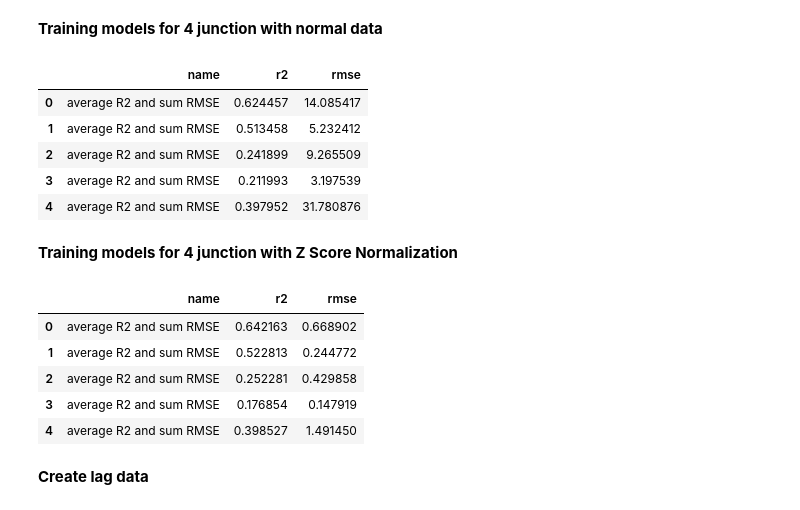
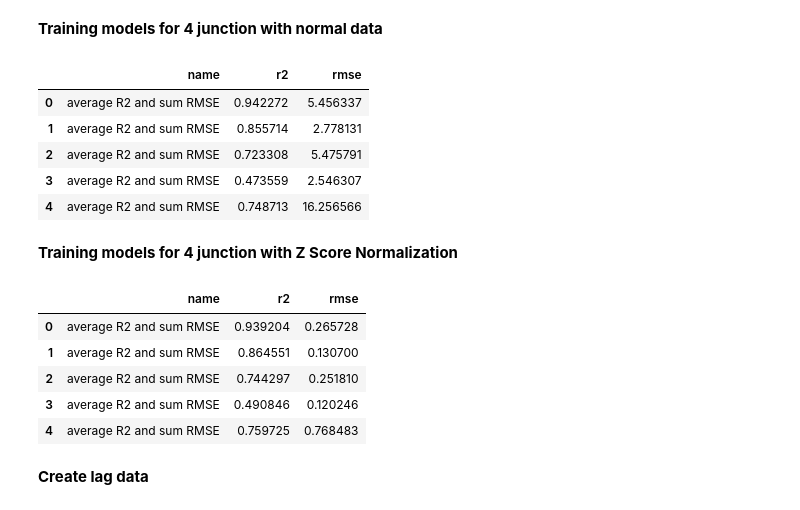
Before and after one commit to namnguyen215/traffic_project, a Jupyter notebook: Script/traffic-prediction-and-some-analysis.ipynb, the cells around one changed output. Drawn from its saved outputs; the diff is of its cells as text; code cells hidden in the pictures.

Commit message:
push model

```diff
--- a/Script/traffic-prediction-and-some-analysis.ipynb
+++ b/Script/traffic-prediction-and-some-analysis.ipynb
@@ -281,10 +124,0 @@ f.suptitle('Plots show amounts of Vehicles by Junction, each Junction by 1/4 day
-# %%
-f, ax = plt.subplots(figsize=(17, 5))
-foo = data[1][:400]
-foo.Vehicles.plot(lw=3)
-foo.Vehicles.rolling('D').mean().plot(lw=3)
-foo.Vehicles.rolling('D').std().plot(lw=3)
-plt.legend(['Junction 1', 'Rolling Mean A Day', 'Rolling Std A Day'])
-plt.grid(True, alpha=0.75, ls='-.')
-plt.title('Plot show amounts of Vehicles first 400 hours', fontsize=20)
-plt.show()
@@ -293,10 +124,0 @@ plt.show()
-# %%
-f, ax = plt.subplots(figsize=(17, 5))
-foo = data[2][:400]
-foo.Vehicles.plot(lw=3)
-foo.Vehicles.rolling('D').mean().plot(lw=3)
-foo.Vehicles.rolling('D').std().plot(lw=3)
-plt.legend(['Junction 2', 'Rolling Mean A Day', 'Rolling Std A Day'])
-plt.grid(True, alpha=0.75, ls='-.')
-plt.title('Plot show amounts of Vehicles first 400 hours', fontsize=20)
-plt.show()
@@ -305,10 +124,0 @@ plt.show()
-# %%
-f, ax = plt.subplots(figsize=(17, 5))
-foo = data[3][:400]
-foo.Vehicles.plot(lw=3)
-foo.Vehicles.rolling('D').mean().plot(lw=3)
-foo.Vehicles.rolling('D').std().plot(lw=3)
-plt.legend(['Junction 3', 'Rolling Mean A Day', 'Rolling Std A Day'])
-plt.grid(True, alpha=0.75, ls='-.')
-plt.title('Plot show amounts of Vehicles first 400 hours', fontsize=20)
-plt.show()
@@ -317,10 +124,0 @@ plt.show()
-# %%
-f, ax = plt.subplots(figsize=(17, 5))
-foo = data[4][:400]
-foo.Vehicles.plot(lw=3)
-foo.Vehicles.rolling('D').mean().plot(lw=3)
-foo.Vehicles.rolling('D').std().plot(lw=3)
-plt.legend(['Junction 4', 'Rolling Mean A Day', 'Rolling Std A Day'])
-plt.grid(True, alpha=0.75, ls='-.')
-plt.title('Plot show amounts of Vehicles first 400 hours', fontsize=20)
-plt.show()
@@ -443,26 +230,28 @@ class Model:
 # %% [markdown]
 **Training models for 4 junction with normal data**
 # %%
+from sklearn.tree import DecisionTreeRegressor
+# from sklearn import linear_model
 models = [None]
 for i in range(1, 5):
     models += [
         Model(
-            ml_model=linear_model.LinearRegression(),
+            ml_model=RandomForestRegressor(),
             name=f'Dataset of junction {i}',
             data=data[i],
             predict_features='Vehicles',
             test_size=1/4
         )
     ]
 
 make_metrics(models)
 # %% [output]
 |  | name | r2 | rmse |
-| 0 | average R2 and sum RMSE | 0.624457 | 14.085417 |
-| 1 | average R2 and sum RMSE | 0.513458 | 5.232412 |
-| 2 | average R2 and sum RMSE | 0.241899 | 9.265509 |
-| 3 | average R2 and sum RMSE | 0.211993 | 3.197539 |
-| 4 | average R2 and sum RMSE | 0.397952 | 31.780876 |
+| 0 | average R2 and sum RMSE | 0.942272 | 5.456337 |
+| 1 | average R2 and sum RMSE | 0.855714 | 2.778131 |
+| 2 | average R2 and sum RMSE | 0.723308 | 5.475791 |
+| 3 | average R2 and sum RMSE | 0.473559 | 2.546307 |
+| 4 | average R2 and sum RMSE | 0.748713 | 16.256566 |
 # %% [markdown]
 **Training models for 4 junction with Z Score Normalization**
 # %%
@@ -470,7 +259,7 @@ z_models = [None]
 for i in range(1, 5):
     z_models += [
         Model(
-            ml_model=linear_model.LinearRegression(),
+            ml_model=RandomForestRegressor(),
             name=f'Dataset of junction {i}',
             data=z_data[i],
             predict_features='Vehicles',
@@ -481,11 +270,11 @@ for i in range(1, 5):
 make_metrics(z_models)
 # %% [output]
 |  | name | r2 | rmse |
-| 0 | average R2 and sum RMSE | 0.642163 | 0.668902 |
-| 1 | average R2 and sum RMSE | 0.522813 | 0.244772 |
-| 2 | average R2 and sum RMSE | 0.252281 | 0.429858 |
-| 3 | average R2 and sum RMSE | 0.176854 | 0.147919 |
-| 4 | average R2 and sum RMSE | 0.398527 | 1.491450 |
+| 0 | average R2 and sum RMSE | 0.939204 | 0.265728 |
+| 1 | average R2 and sum RMSE | 0.864551 | 0.130700 |
+| 2 | average R2 and sum RMSE | 0.744297 | 0.251810 |
+| 3 | average R2 and sum RMSE | 0.490846 | 0.120246 |
+| 4 | average R2 and sum RMSE | 0.759725 | 0.768483 |
 # %% [markdown]
 **Create lag data**
 # %%
```
Also changed, not shown: parts of 38 cells of this notebook, 10 other files.
